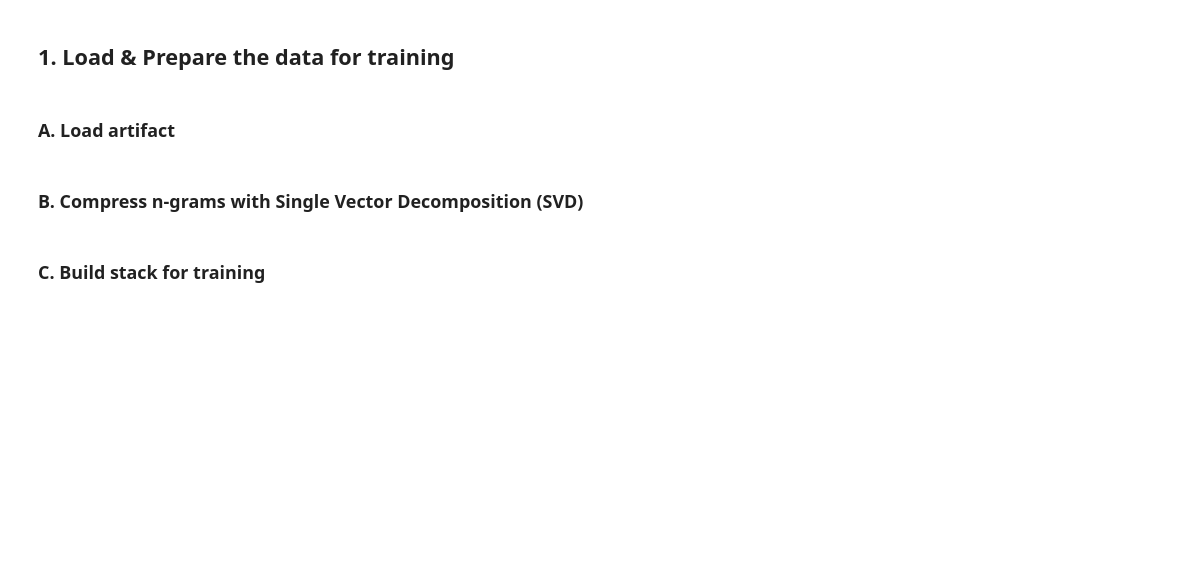
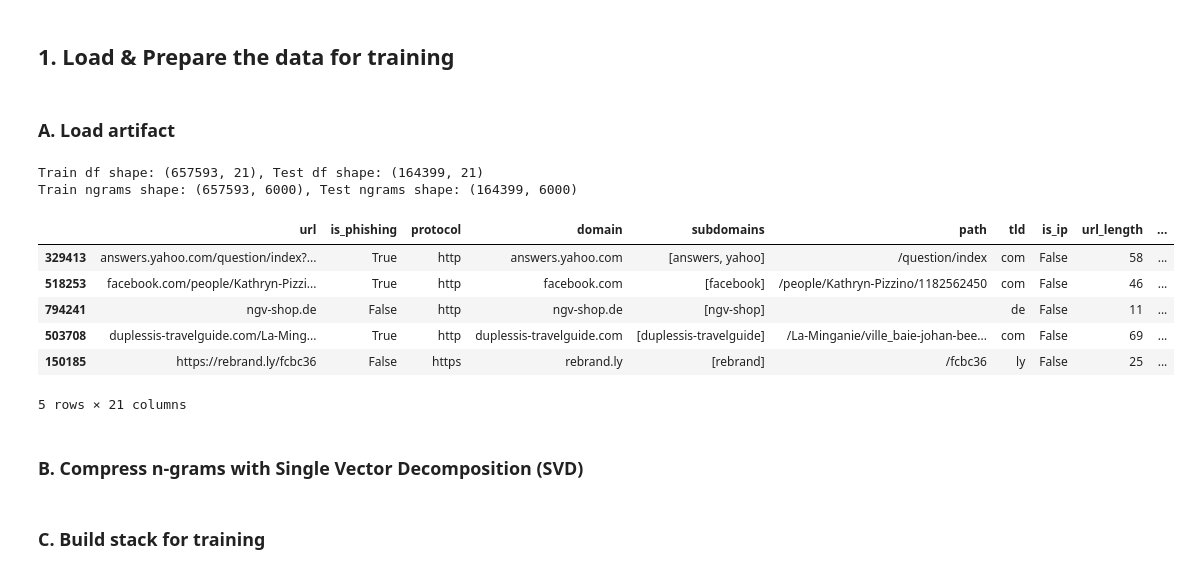
Before and after one commit to charlievellacott/dectecting_phishing_url, a Jupyter notebook: notebooks/03_training_the_model.ipynb, the cells around one changed output. Saved outputs shown, nothing was run; the diff lists cells and outputs as text; code cells hidden in the pictures; blank space fills up the shorter version.

```diff
--- a/notebooks/03_training_the_model.ipynb
+++ b/notebooks/03_training_the_model.ipynb
@@ -5,31 +5,42 @@
 # %%
 import pandas as pd
 import numpy as np
-from scipy.sparse import hstack
 from sklearn.decomposition import TruncatedSVD
 from sklearn.preprocessing import StandardScaler
 from sklearn.neural_network import MLPClassifier
 from sklearn.metrics import accuracy_score, roc_auc_score, classification_report, confusion_matrix
 import joblib
 
-ARTIFACT_PATH = r"C:\Users\User\Documents\Key Future Docs\Projects\Phising URL\dataset\artifact.joblib"
+ARTIFACT_PATH = r"C:\Users\User\Documents\Key Future Docs\Projects\Phising URL\artifacts\artifact.joblib"
 RANDOM_STATE = 42
+
+COLS_TO_DROP = ['url', 'domain', 'subdomains', 'path', 'tld', 'protocol']
 # %% [markdown]
 ## 1. Load & Prepare the data for training
 # %% [markdown]
 ### A. Load artifact
 # %%
-artifact = joblib.load("artifacts/features.joblib")
+artifact = joblib.load(ARTIFACT_PATH)
 train_df = artifact["train_df"]
 test_df = artifact["test_df"]
 train_ngrams = artifact["train_ngrams"]
 test_ngrams = artifact["test_ngrams"]
 vectorizer = artifact["vectorizer"]
 vectorizer_cols = artifact["vectorizer_cols"]
 
 print(f"Train df shape: {train_df.shape}, Test df shape: {test_df.shape}")
 print(f"Train ngrams shape: {train_ngrams.shape}, Test ngrams shape: {test_ngrams.shape}")
 train_df.head()
+# %% [output]
+Train df shape: (657593, 21), Test df shape: (164399, 21)
+Train ngrams shape: (657593, 6000), Test ngrams shape: (164399, 6000)
+|  | url | is_phishing | protocol | domain | subdomains | path | tld | is_ip | url_length | ... |
+| 329413 | answers.yahoo.com/question/index?... | True | http | answers.yahoo.com | [answers, yahoo] | /question/index | com | False | 58 | ... |
+| 518253 | facebook.com/people/Kathryn-Pizzi... | True | http | facebook.com | [facebook] | /people/Kathryn-Pizzino/1182562450 | com | False | 46 | ... |
+| 794241 | ngv-shop.de | False | http | ngv-shop.de | [ngv-shop] |  | de | False | 11 | ... |
+| 503708 | duplessis-travelguide.com/La-Ming... | True | http | duplessis-travelguide.com | [duplessis-travelguide] | /La-Minganie/ville_baie-johan-bee... | com | False | 69 | ... |
+| 150185 | https://rebrand.ly/fcbc36 | False | https | rebrand.ly | [rebrand] | /fcbc36 | ly | False | 25 | ... |
+5 rows × 21 columns
 # %% [markdown]
 ### B. Compress n-grams with Single Vector Decomposition (SVD)
 # %%
```
Also changed, not shown: parts of 5 cells of this notebook, 3 other files.
